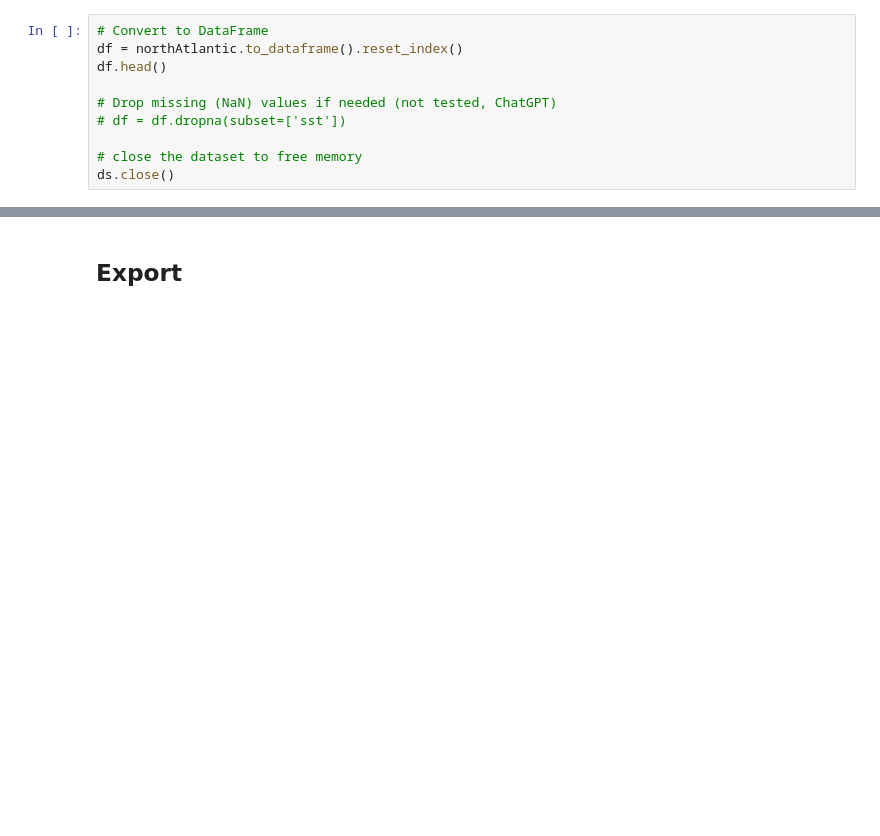
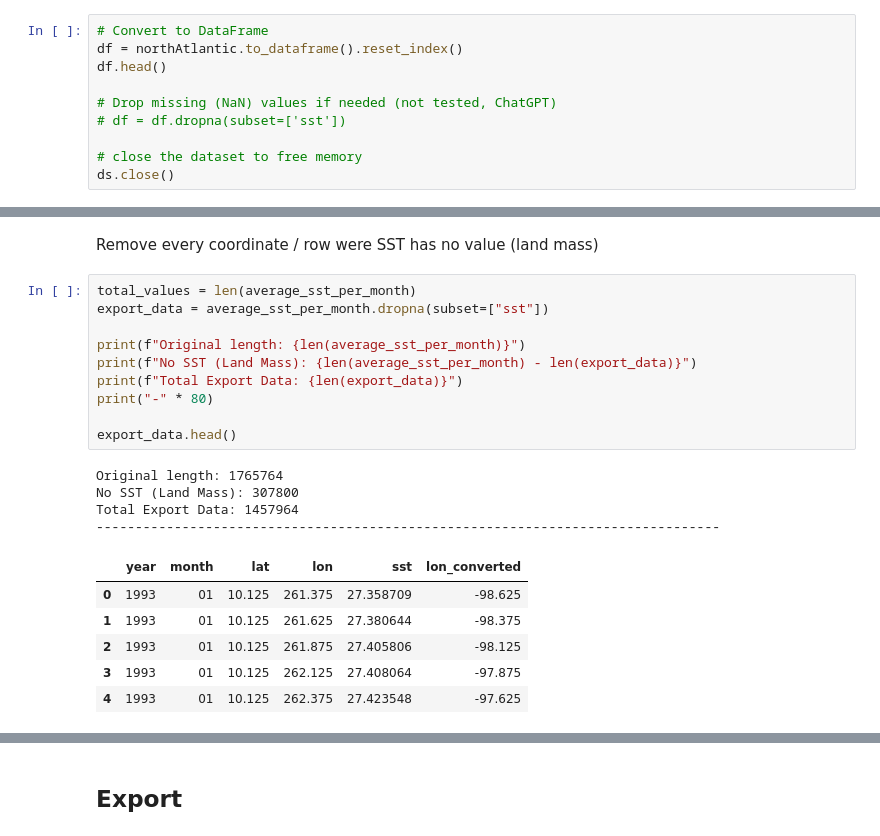
Before and after one commit to hslu-dda/dda-introduction-to-python, a Jupyter notebook: 07_Data_Applications/noaa-netcdf-converter/noaa-netcdf-converter.ipynb, the cells around one changed output, grey strips where cells are left out. Drawn from its saved outputs; the diff is of its cells as text; blank space fills up the shorter version.

```diff
--- a/07_Data_Applications/noaa-netcdf-converter/noaa-netcdf-converter.ipynb
+++ b/07_Data_Applications/noaa-netcdf-converter/noaa-netcdf-converter.ipynb
@@ -252,0 +354,23 @@ print(mean_sst_df)
+# %% [markdown]
+Remove every coordinate / row were SST has no value (land mass)
+# %%
+total_values = len(average_sst_per_month)
+export_data = average_sst_per_month.dropna(subset=["sst"])
+
+print(f"Original length: {len(average_sst_per_month)}")
+print(f"No SST (Land Mass): {len(average_sst_per_month) - len(export_data)}")
+print(f"Total Export Data: {len(export_data)}")
+print("-" * 80)
+
+export_data.head()
+# %% [output]
+Original length: 1765764
+No SST (Land Mass): 307800
+Total Export Data: 1457964
+--------------------------------------------------------------------------------
+|  | year | month | lat | lon | sst | lon_converted |
+| 0 | 1993 | 01 | 10.125 | 261.375 | 27.358709 | -98.625 |
+| 1 | 1993 | 01 | 10.125 | 261.625 | 27.380644 | -98.375 |
+| 2 | 1993 | 01 | 10.125 | 261.875 | 27.405806 | -98.125 |
+| 3 | 1993 | 01 | 10.125 | 262.125 | 27.408064 | -97.875 |
+| 4 | 1993 | 01 | 10.125 | 262.375 | 27.423548 | -97.625 |
```
Also changed, not shown: parts of 31 cells of this notebook, 2 other files.
